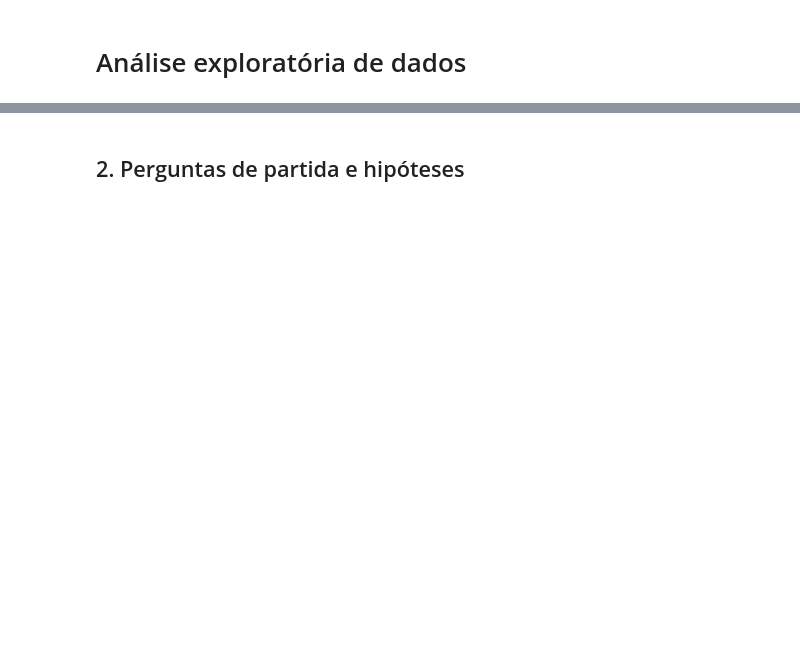
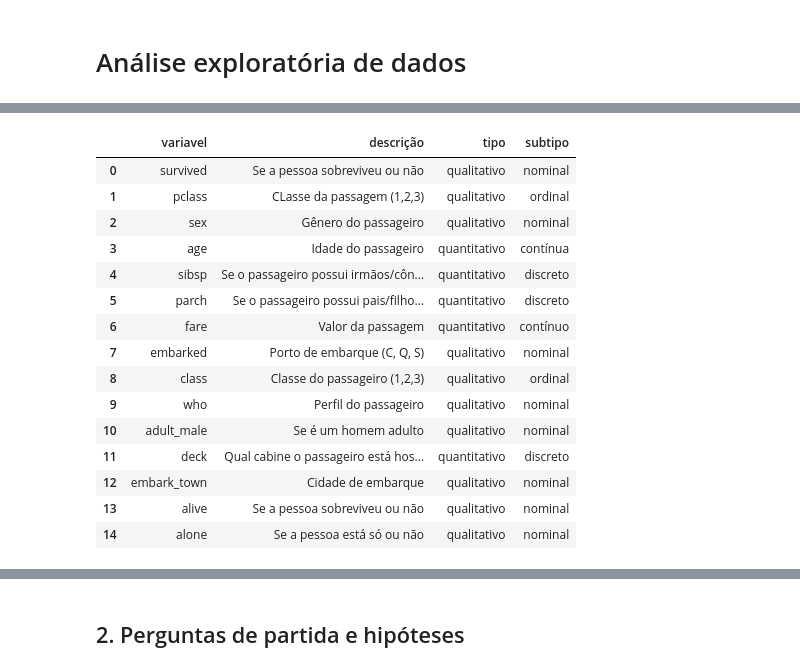
Before and after one commit to Dias04404/avanti-bootcamp-cdd, a Jupyter notebook: notebooks/01-exploratory_data_analysis.ipynb, the cells around one changed output, grey strips where cells are left out. Saved outputs shown, nothing was run; the diff lists cells and outputs as text; code cells hidden in the pictures; blank space fills up the shorter version.

```diff
--- a/notebooks/01-exploratory_data_analysis.ipynb
+++ b/notebooks/01-exploratory_data_analysis.ipynb
@@ -90,0 +138,19 @@ Dicionários de Dados:
+# %%
+dicionario
+# %% [output]
+|  | variavel | descrição | tipo | subtipo |
+| 0 | survived | Se a pessoa sobreviveu ou não | qualitativo | nominal |
+| 1 | pclass | CLasse da passagem (1,2,3) | qualitativo | ordinal |
+| 2 | sex | Gênero do passageiro | qualitativo | nominal |
+| 3 | age | Idade do passageiro | quantitativo | contínua |
+| 4 | sibsp | Se o passageiro possui irmãos/côn... | quantitativo | discreto |
+| 5 | parch | Se o passageiro possui pais/filho... | quantitativo | discreto |
+| 6 | fare | Valor da passagem | quantitativo | contínuo |
+| 7 | embarked | Porto de embarque (C, Q, S) | qualitativo | nominal |
+| 8 | class | Classe do passageiro (1,2,3) | qualitativo | ordinal |
+| 9 | who | Perfil do passageiro | qualitativo | nominal |
+| 10 | adult_male | Se é um homem adulto | qualitativo | nominal |
+| 11 | deck | Qual cabine o passageiro está hos... | quantitativo | discreto |
+| 12 | embark_town | Cidade de embarque | qualitativo | nominal |
+| 13 | alive | Se a pessoa sobreviveu ou não | qualitativo | nominal |
+| 14 | alone | Se a pessoa está só ou não | qualitativo | nominal |
```
Also changed, not shown: parts of 22 cells of this notebook.
